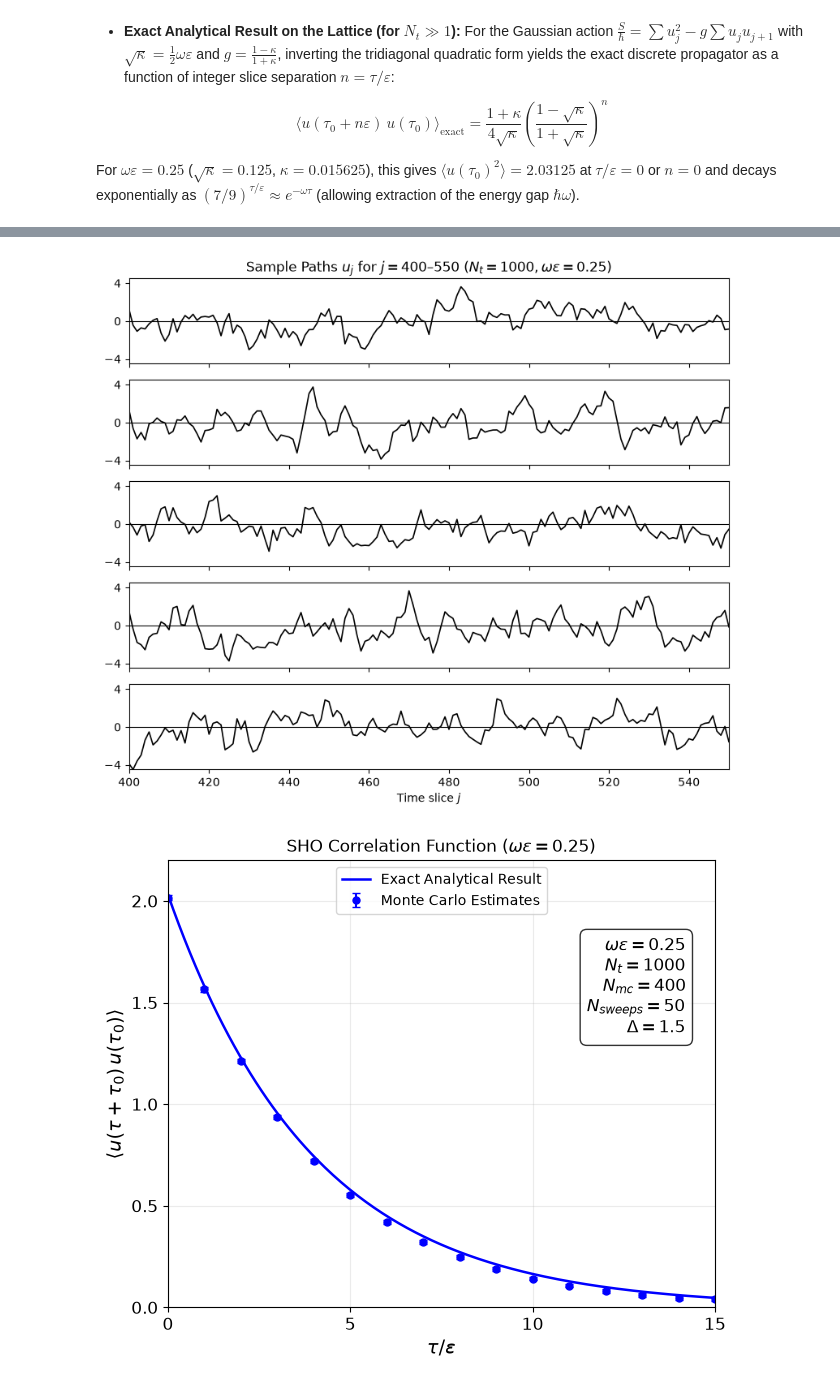
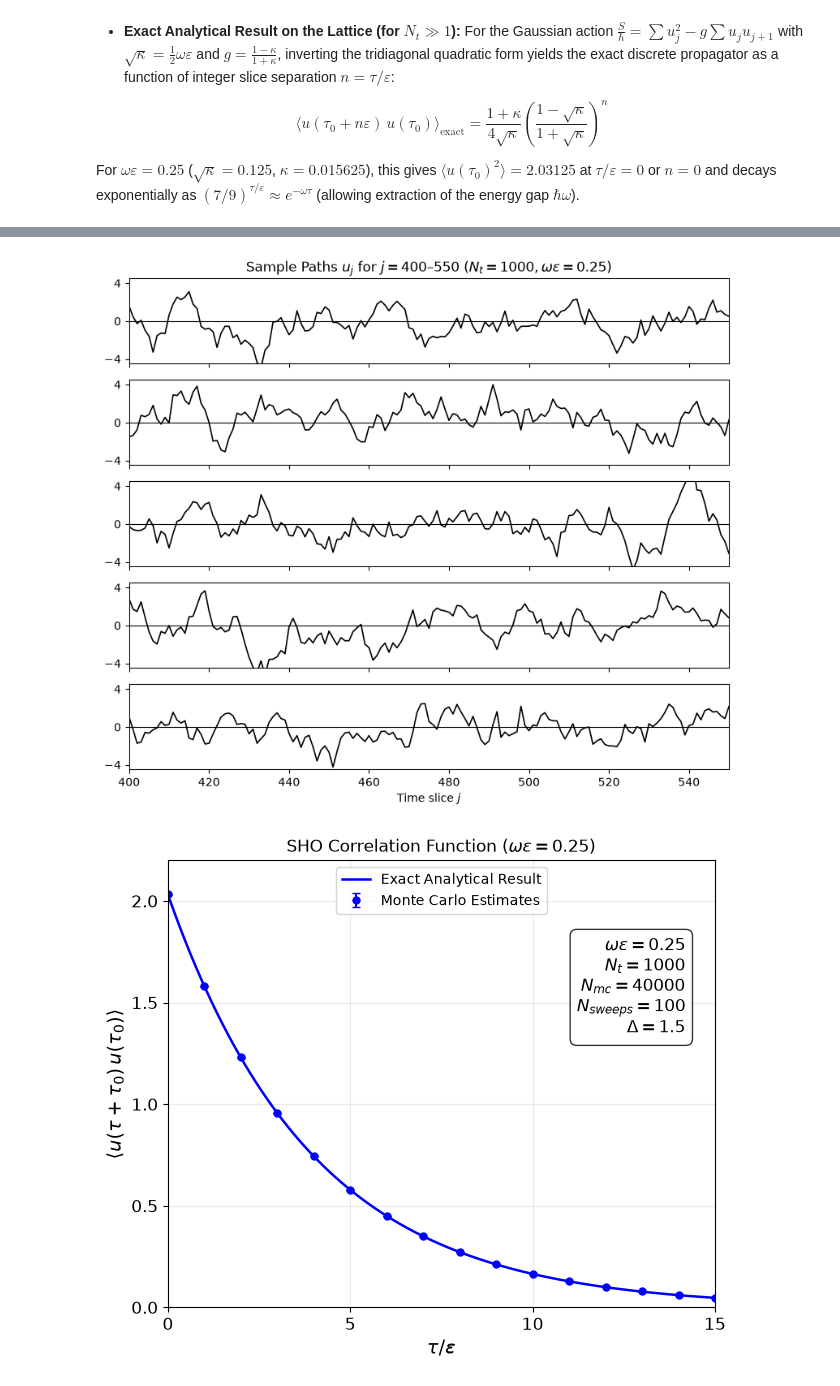
Before and after one commit to LostGraviton/MonteCarlo, a Jupyter notebook: Morningstar.ipynb, the cells around one changed output, grey strips where cells are left out. Drawn from its saved outputs; the diff is of its cells as text; code cells hidden in the pictures.

```diff
--- a/Morningstar.ipynb
+++ b/Morningstar.ipynb
@@ -1471,7 +1553,7 @@ $$ \langle u(\tau_0 + n\varepsilon)\, u(\tau_0) \rangle_{\text{exact}} = \frac{1
 import numpy as np
 import matplotlib.pyplot as plt
 
-rng = np.random.default_rng(10)
+rng = np.random.default_rng(42)
 
 # =====================================================================
 # 1. SHO Lattice Parameters (Article Section 4)
@@ -1519,9 +1601,9 @@ def sweep_random(u, g, Delta, rng):
 
     return accepted / Nt
 
-def measure_correlator_lag(u, lag=5, i_start=200, i_end=800): # i_start and i_end define the middle region of the path to avoid boundary effects
-    """Measures <u(tau0 + lag) u(tau0)> averaged over the middle region."""
-    return np.mean(u[i_start : i_end] * u[i_start + lag : i_end + lag])
+def measure_correlator_lag(u, tau, i_start=200, i_end=800): # i_start and i_end define the middle region of the path to avoid boundary effects
+    """Measures <u(tau0 + tau) u(tau0)> averaged over the middle region."""
+    return np.mean(u[i_start : i_end] * u[i_start + tau : i_end + tau])
 
 def compute_autocorr(series, max_lag=100):
     """Computes normalized autocorrelation rho(tau) for lags 0..max_lag."""
@@ -1552,15 +1634,15 @@ for d_val in delta_grid:
 # =====================================================================
 Delta = 1.5
 n_therm = 300
-n_track = 3000  # Consecutive sweeps to measure autocorrelation up to lag 100
+n_track = 25000  # Consecutive sweeps to measure autocorrelation up to lag 25000. Means we need at least 100 sweeps to measure lag 100, so 25000 is plenty.
 
 # A) Sequential sweeps
 u_seq = np.zeros(Nt + 1)
 for _ in range(n_therm):
     sweep_sequential(u_seq, g, Delta, rng) # thermalization sweeps
 obs_seq = np.array([
-    (sweep_sequential(u_seq, g, Delta, rng), measure_correlator_lag(u_seq, lag=5))[1]
-    for _ in range(n_track)
+    (sweep_sequential(u_seq, g, Delta, rng), measure_correlator_lag(u_seq, tau=5))[1]
+    for _ in range(n_track) # (func1(), func2())[1] syntax is used. The [1] returns the func2() only
 ])
 
 # B) Random sweeps
@@ -1568,13 +1650,13 @@ u_rand = np.zeros(Nt + 1)
 for _ in range(n_therm):
     sweep_random(u_rand, g, Delta, rng) # thermalization sweeps
 obs_rand = np.array([
-    (sweep_random(u_rand, g, Delta, rng), measure_correlator_lag(u_rand, lag=5))[1]
+    (sweep_random(u_rand, g, Delta, rng), measure_correlator_lag(u_rand, tau=5))[1]
     for _ in range(n_track)
 ])
 
-lags = np.arange(0, 101, 10)
-rho_seq = compute_autocorr(obs_seq, max_lag=100)[lags] # lags = 0, 10, 20, ..., 100
-rho_rand = compute_autocorr(obs_rand, max_lag=100)[lags]
+sweeps = np.arange(0, 101, 10)
+rho_seq = compute_autocorr(obs_seq, max_lag=100)[sweeps] # NumPy Fancy Indexing (array indexing). Extracts data at sweeps = 0, 10, 20, ..., 100
+rho_rand = compute_autocorr(obs_rand, max_lag=100)[sweeps]
 
 # =====================================================================
 # 5. Plot Reproduction of Fig. 8
@@ -1593,8 +1675,8 @@ ax1.legend()
 ax1.grid(True, alpha=0.3)
 
 # Right Panel: Autocorrelation vs N_sweeps
-ax2.plot(lags, rho_seq, 'b-o', markersize=4, label='sequential')
-ax2.plot(lags, rho_rand, 'r--s', markersize=4, label='random')
+ax2.plot(sweeps, rho_seq, 'b-o', markersize=4, label='sequential')
+ax2.plot(sweeps, rho_rand, 'r--s', markersize=4, label='random')
 ax2.set_xlim(0, 100)
 ax2.set_ylim(0, 1.0)
 ax2.set_xlabel(r'$N_{\mathrm{sweeps}}$', fontsize=12)
@@ -1613,11 +1695,12 @@ plt.show()
 # =====================================================================
 Delta = 1.5
 N_therm = 500
-N_sweeps = 50    # Sweeps skipped between saved measurements
-N_mc = 400       # Number of decorrelated path measurements
+N_sweeps = 100    # Sweeps skipped between saved measurements
+N_mc = 40000       # Number of decorrelated path measurements
 max_tau = 15     # Evaluate <u(tau0 + tau) u(tau0)> for tau/eps = 0..15
 
-u = np.zeros(Nt + 1)  # Cold start: u_j = 0 for all j
+# = np.ones(Nt + 1)  # hot start: u_j = 1 for all j
+u = np.zeros(Nt + 1)  # cold start: u_j = 0 for all j
 
 # 1. Thermalization Phase
 for _ in range(N_therm):
@@ -1637,17 +1720,17 @@ for m in range(N_mc):
     if m < 5:
         saved_paths.append(u[400:551].copy())
 
-    # Measure <u(tau0 + tau) u(tau0)> averaged over interior tau0 slices
+    # Measure <u(tau0 + tau) u(tau0)>. Means averaging across the physical length of a single path. See mini example below.
     u_base = u[i_start:i_end]
     for tau in range(max_tau + 1):
         corr_samples[m, tau] = np.mean(u_base * u[i_start + tau : i_end + tau])
 
-# Compute Monte Carlo mean and standard error for each tau
-mc_corr_mean = np.mean(corr_samples, axis=0) # axis 0 means operating over rows, which gives result for each column (tau)
+# Compute Monte Carlo mean and standard error for each tau. It is like taking the ensemble average of the correlation function across all N_mc paths.
+mc_corr_mean = np.mean(corr_samples, axis=0) # axis 0 means operating over rows, which gives result for each column (tau). From 400 paths to 1 path for each as a function of time slice tau.
 mc_corr_err = np.std(corr_samples, axis=0, ddof=1) / np.sqrt(N_mc) # ddof=1 gives unbiased sample standard deviation
 
 # Exact analytical lattice propagator
-tau_vals = np.arange(0, max_tau + 1)
+tau_vals = np.arange(0, max_tau + 1) # tau =  0, 1, 2,.. ,15
 tau_fine = np.linspace(0, max_tau, 200)
 sqrt_k = 0.5 * omega_eps
 exact_curve = ((1.0 + kappa) / (4.0 * sqrt_k)) * ((1.0 - sqrt_k) / (1.0 + sqrt_k)) ** tau_fine
@@ -1675,33 +1758,33 @@ plt.show()
 # =====================================================================
 plt.figure(figsize=(6.5, 5.5))
 plt.plot(tau_fine, exact_curve, 'b-', lw=1.8, label='Exact Analytical Result')
 plt.errorbar(tau_vals, mc_corr_mean, yerr=mc_corr_err, fmt='bo', markersize=5,
              capsize=3, label='Monte Carlo Estimates')
 
 plt.xlim(0, 15)
 plt.ylim(0, 2.2)
 plt.xticks([0, 5, 10, 15], fontsize=12)
 plt.yticks([0, 0.5, 1, 1.5, 2], fontsize=12)
 plt.xlabel(r'$\tau / \varepsilon$', fontsize=14)
 plt.ylabel(r'$\langle u(\tau + \tau_0)\, u(\tau_0) \rangle$', fontsize=14)
 plt.title(r'SHO Correlation Function ($\omega\varepsilon = 0.25$)')
 
 # Add parameter text box matching Fig. 10
 info_text = (
     rf"$\omega\varepsilon = {omega_eps}$" + "\n" +
     rf"$N_t = {Nt}$" + "\n" +
     rf"$N_{{mc}} = {N_mc}$" + "\n" +
     rf"$N_{{sweeps}} = {N_sweeps}$" + "\n" +
     rf"$\Delta = {Delta}$"
 )
 plt.text(14.2, 1.35, info_text, fontsize=12, horizontalalignment='right',
          bbox=dict(boxstyle='round,pad=0.4', facecolor='white', alpha=0.8))
 
 plt.legend(loc='upper center', fontsize=10)
 plt.grid(True, alpha=0.25)
 plt.tight_layout()
 plt.show()
 # %% [output]
-[figure, old version]
+[figure, new version]
-[figure, old version]
+[figure, new version]
 # %% [markdown]
```
Also changed, not shown: parts of 10 cells of this notebook.
